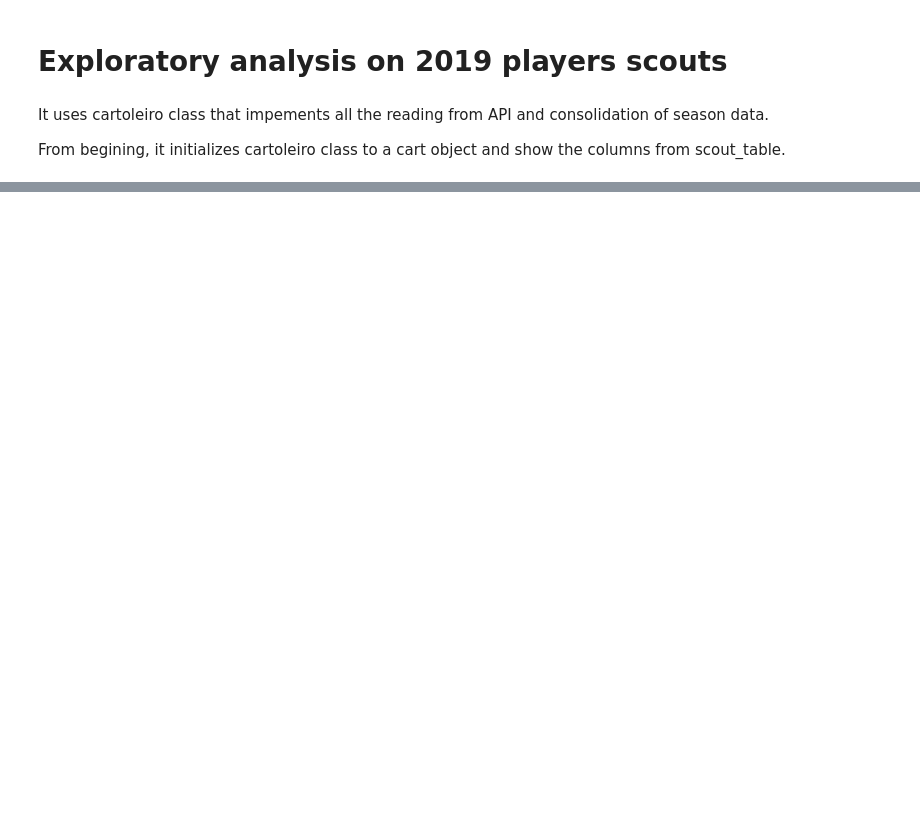
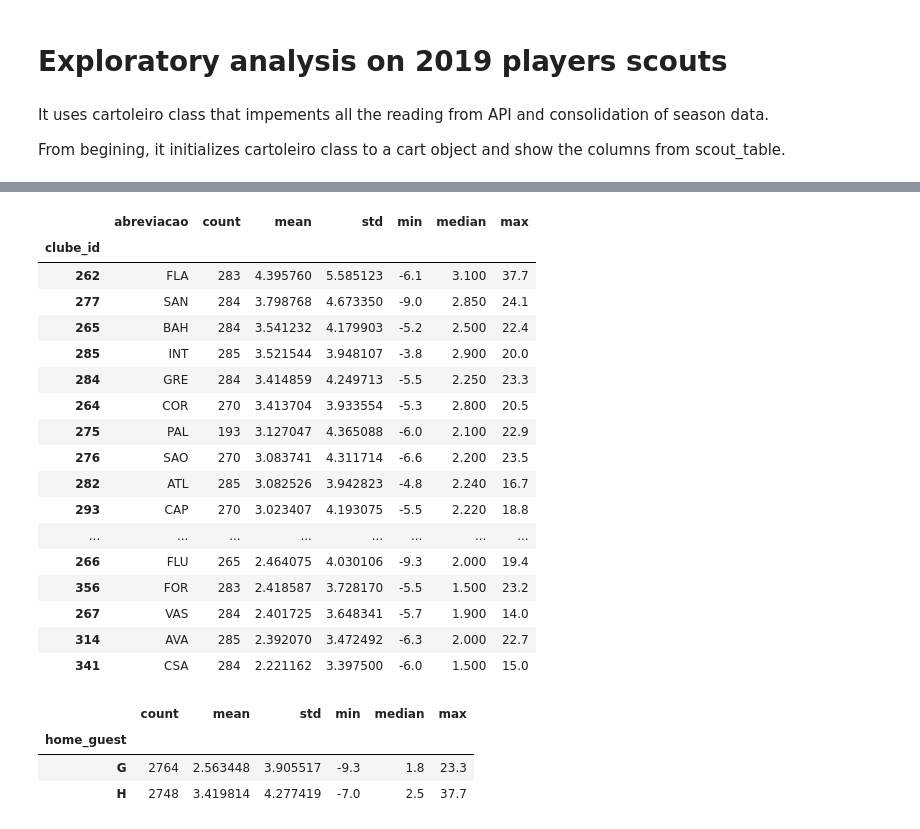
Before and after one commit to srgsmr/AssistenteCartolaFC, a Jupyter notebook: exploratory.ipynb, the cells around one changed output, grey strips where cells are left out. Drawn from its saved outputs; the diff is of its cells as text; code cells hidden in the pictures; blank space fills up the shorter version.

```diff
--- a/exploratory.ipynb
+++ b/exploratory.ipynb
@@ -17,0 +50,4 @@ Index(['rodada_id', 'atleta_id', 'A', 'CA', 'CV', 'DD', 'DP', 'FC', 'FD', 'FF',
+# %%
+teams = cart.read_teams()
+teams = teams.set_index("id")
+teams[["abreviacao", "nome"]]
@@ -61,0 +139,35 @@ atletas.groupby("rodada_id")["pontos_num"].agg(["count","mean", "std", "min", "m
+# %%
+(atletas.groupby("clube_id")["pontos_num"].agg(["count","mean", "std", "min", "median", "max"]).
+ sort_values("mean", ascending=False)).join(teams["abreviacao"])[["abreviacao","count","mean",
+                                                                  "std", "min", "median", "max"]]
+# %% [output]
+|  | abreviacao | count | mean | std | min | median | max |
+| clube_id |  |  |  |  |  |  |  |
+| 262 | FLA | 283 | 4.395760 | 5.585123 | -6.1 | 3.100 | 37.7 |
+| 277 | SAN | 284 | 3.798768 | 4.673350 | -9.0 | 2.850 | 24.1 |
+| 265 | BAH | 284 | 3.541232 | 4.179903 | -5.2 | 2.500 | 22.4 |
+| 285 | INT | 285 | 3.521544 | 3.948107 | -3.8 | 2.900 | 20.0 |
+| 284 | GRE | 284 | 3.414859 | 4.249713 | -5.5 | 2.250 | 23.3 |
+| 264 | COR | 270 | 3.413704 | 3.933554 | -5.3 | 2.800 | 20.5 |
+| 275 | PAL | 193 | 3.127047 | 4.365088 | -6.0 | 2.100 | 22.9 |
+| 276 | SAO | 270 | 3.083741 | 4.311714 | -6.6 | 2.200 | 23.5 |
+| 282 | ATL | 285 | 3.082526 | 3.942823 | -4.8 | 2.240 | 16.7 |
+| 293 | CAP | 270 | 3.023407 | 4.193075 | -5.5 | 2.220 | 18.8 |
+| ... | ... | ... | ... | ... | ... | ... | ... |
+| 266 | FLU | 265 | 2.464075 | 4.030106 | -9.3 | 2.000 | 19.4 |
+| 356 | FOR | 283 | 2.418587 | 3.728170 | -5.5 | 1.500 | 23.2 |
+| 267 | VAS | 284 | 2.401725 | 3.648341 | -5.7 | 1.900 | 14.0 |
+| 314 | AVA | 285 | 2.392070 | 3.472492 | -6.3 | 2.000 | 22.7 |
+| 341 | CSA | 284 | 2.221162 | 3.397500 | -6.0 | 1.500 | 15.0 |
+# %%
+home = cart.rounds_table[["rodada_id", "clube_casa_id"]].copy(deep=True)
+home.loc[:,"home_guest"] = len(home)*["H"]
+new_atletas = atletas.merge(home, how="left", left_on=["rodada_id", "clube_id"],
+                            right_on=["rodada_id", "clube_casa_id"])
+new_atletas["home_guest"] = new_atletas["home_guest"].fillna("G")
+new_atletas.groupby("home_guest")["pontos_num"].agg(["count","mean", "std", "min", "median", "max"])
+# %% [output]
+|  | count | mean | std | min | median | max |
+| home_guest |  |  |  |  |  |  |
+| G | 2764 | 2.563448 | 3.905517 | -9.3 | 1.8 | 23.3 |
+| H | 2748 | 3.419814 | 4.277419 | -7.0 | 2.5 | 37.7 |
```
Also changed, not shown: parts of 13 cells of this notebook, 21 other files.
